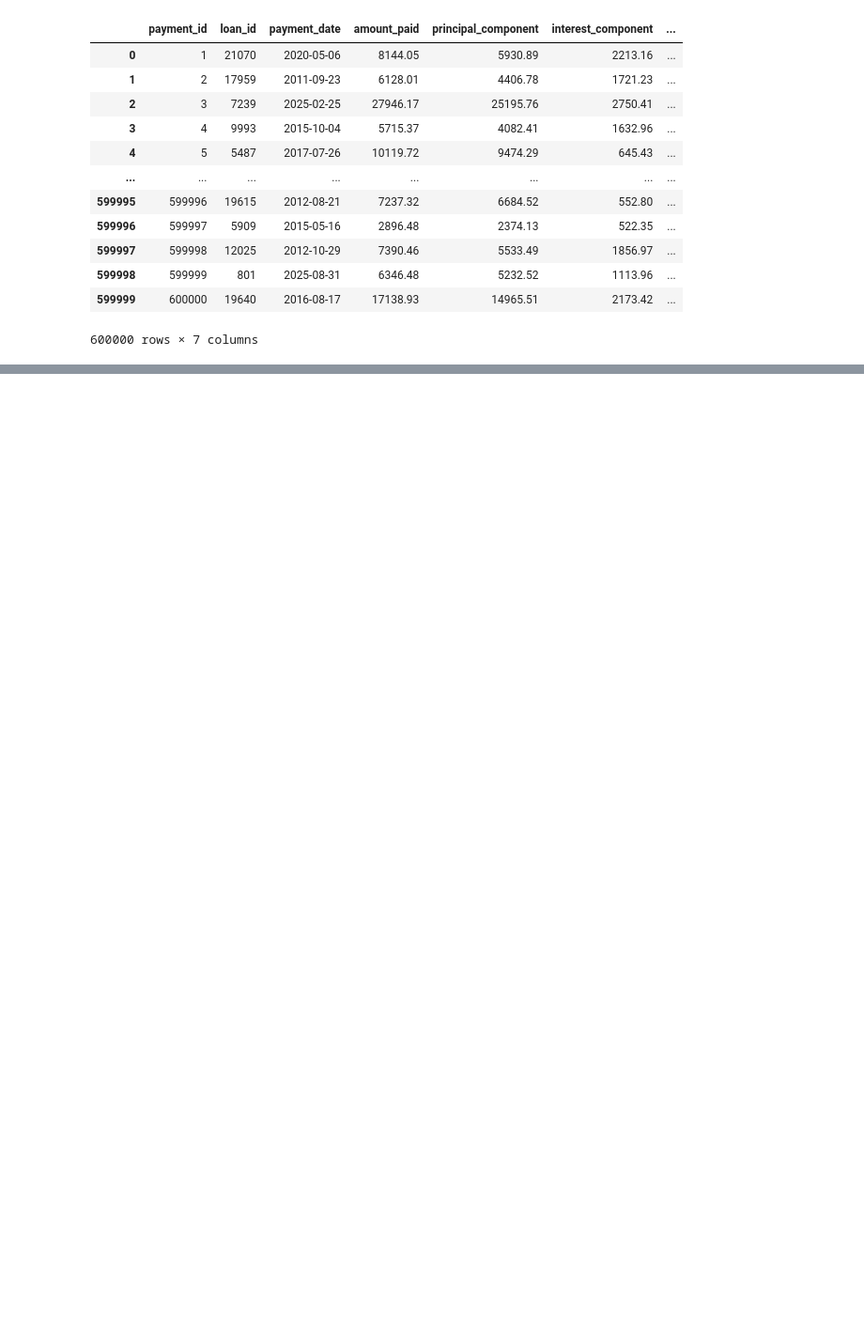
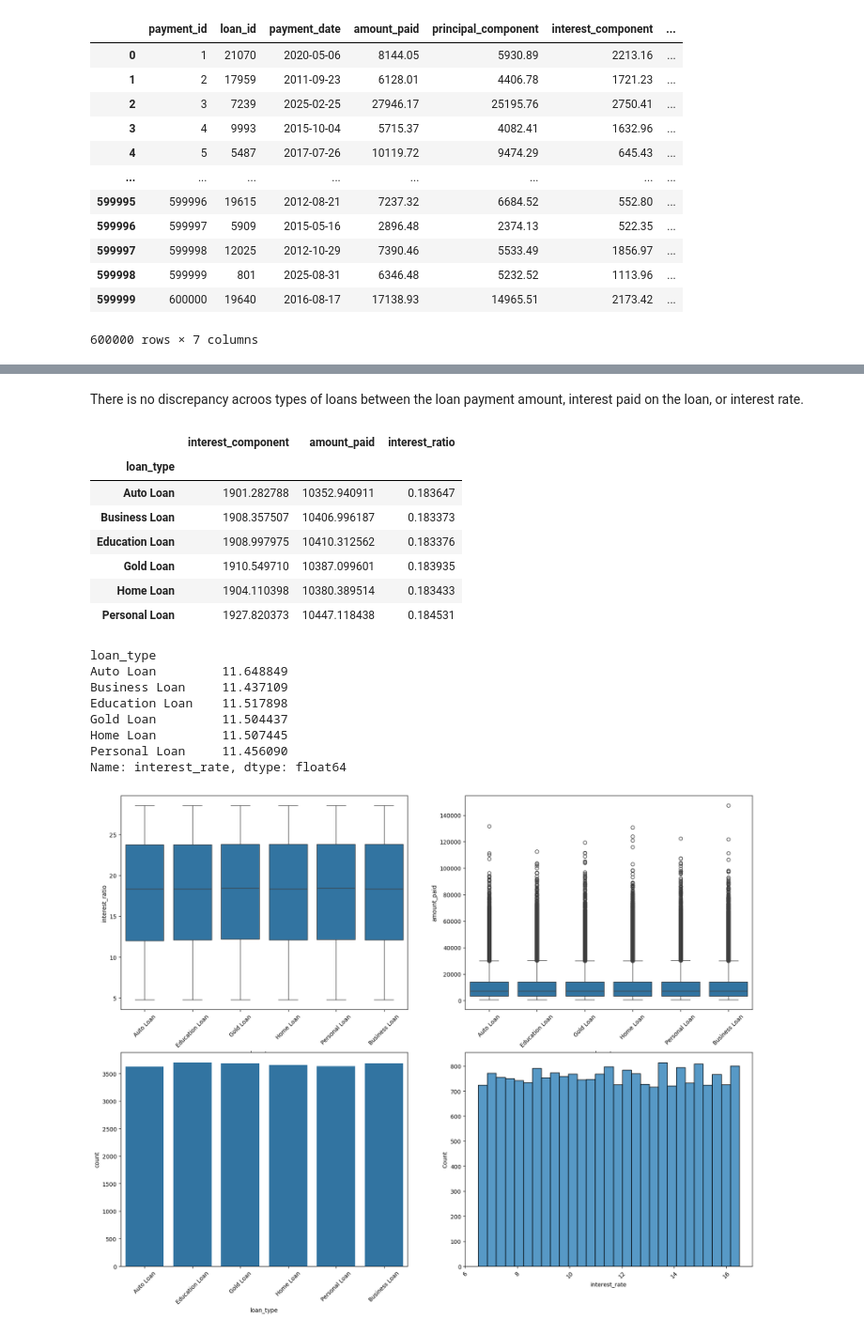
Before and after one commit to rohaa0831/Banking-Transactions, a Jupyter notebook: banking_transactions.ipynb, the cells around one changed output, grey strips where cells are left out. Shown at 94% size. Saved outputs shown, nothing was run; the diff lists cells and outputs as text; code cells hidden in the pictures; blank space fills up the shorter version.

```diff
--- a/banking_transactions.ipynb
+++ b/banking_transactions.ipynb
@@ -179,0 +136,42 @@ Name: balance, Length: 750, dtype: float64
+# %% [markdown]
+<p> There is no discrepancy acroos types of loans between the loan payment amount, interest paid on the loan, or interest rate.</p>
+# %%
+interest_by_loan_type = pd.merge(loan,loan_payment, on ='loan_id').groupby('loan_type')[['interest_component', 'amount_paid']].agg('mean')
+interest_by_loan_type['interest_ratio'] = interest_by_loan_type['interest_component']/interest_by_loan_type['amount_paid']
+display(interest_by_loan_type)
+
+fig, ax = plt.subplots(2,2, figsize = (20,15))
+
+sns.boxplot(y = 'interest_ratio', x = 'loan_type', data = loan_payment_2, ax = ax[0,0])
+ax[0,0].tick_params(axis = 'x', rotation = 45)
+
+sns.boxplot(x = 'loan_type' , y = 'amount_paid', data = loan_payment_2, ax = ax[0,1])
+ax[1,0].tick_params(axis = 'x', rotation = 45)
+
+sns.countplot(x = 'loan_type', data = loan, ax = ax[1,0])
+ax[0,1].tick_params(axis = 'x', rotation = 45)
+
+loan_3 = loan.groupby('loan_type')['interest_rate'].mean()
+display(loan_3)
+
+sns.histplot(x = 'interest_rate', data = loan, ax = ax[1,1])
+ax[1,1].tick_params(axis = 'x', rotation = 45)
+plt.show()
+# %% [output]
+|  | interest_component | amount_paid | interest_ratio |
+| loan_type |  |  |  |
+| Auto Loan | 1901.282788 | 10352.940911 | 0.183647 |
+| Business Loan | 1908.357507 | 10406.996187 | 0.183373 |
+| Education Loan | 1908.997975 | 10410.312562 | 0.183376 |
+| Gold Loan | 1910.549710 | 10387.099601 | 0.183935 |
+| Home Loan | 1904.110398 | 10380.389514 | 0.183433 |
+| Personal Loan | 1927.820373 | 10447.118438 | 0.184531 |
+loan_type
+Auto Loan         11.648849
+Business Loan     11.437109
+Education Loan    11.517898
+Gold Loan         11.504437
+Home Loan         11.507445
+Personal Loan     11.456090
+Name: interest_rate, dtype: float64
+[figure, added]
```
Also changed, not shown: parts of 52 cells of this notebook.
